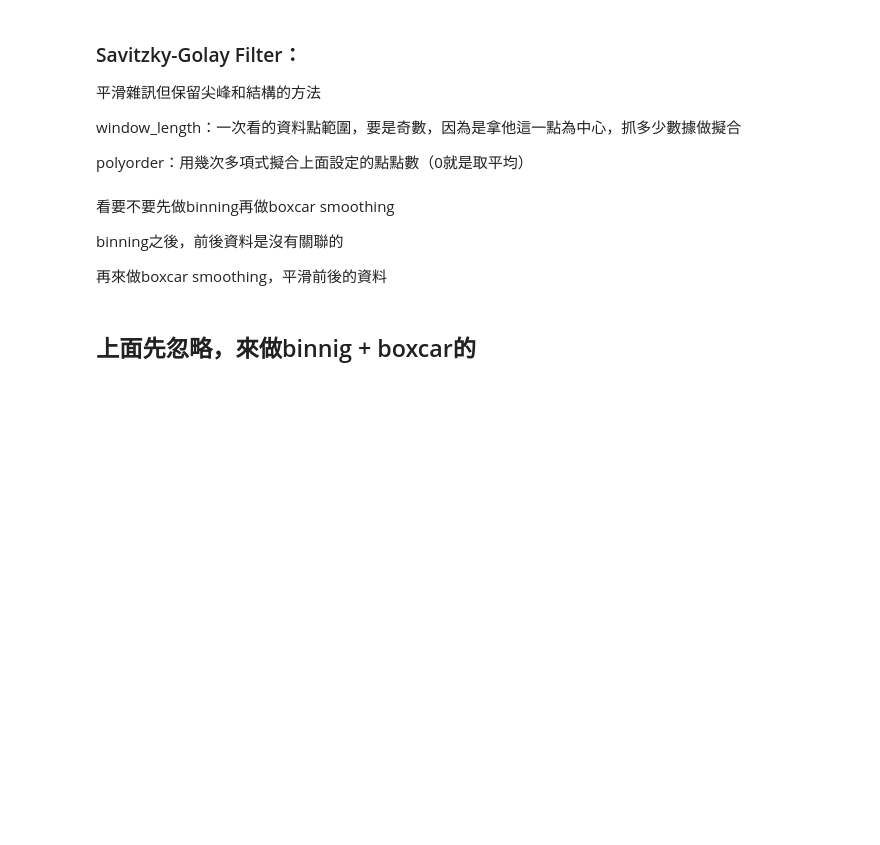
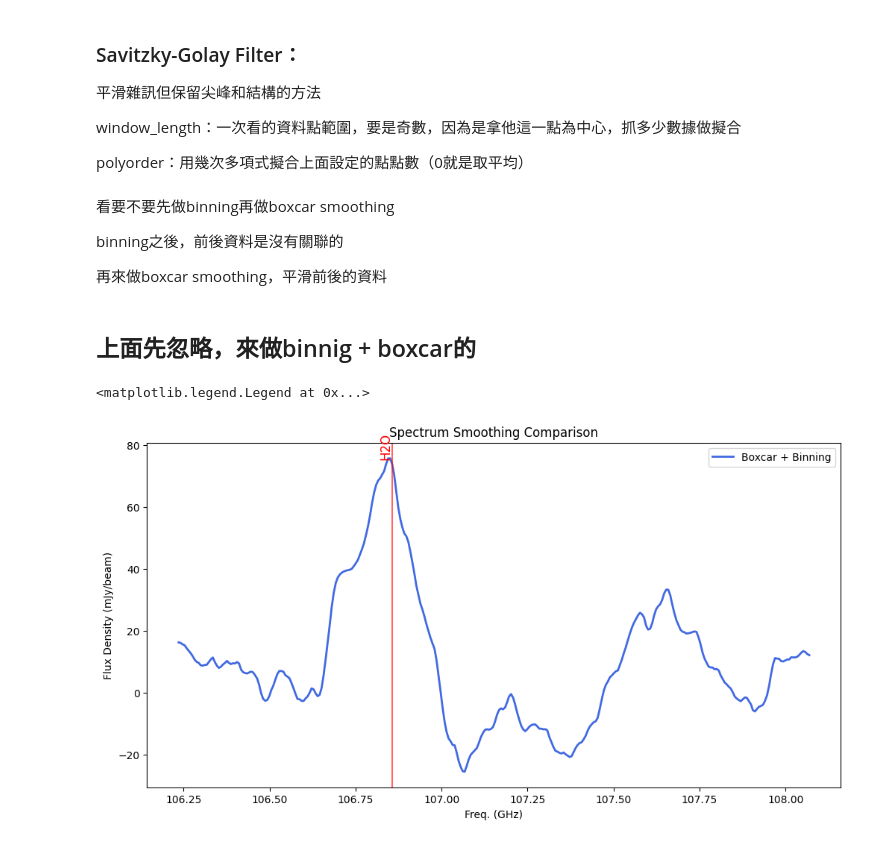
Before and after one commit to 000RF/spectral-line, a Jupyter notebook: Cloverleaf/spw27/spw27.ipynb, the cells around one changed output. Saved outputs shown, nothing was run; the diff lists cells and outputs as text; code cells hidden in the pictures; blank space fills up the shorter version.

Commit message:
binning + boxcar

```diff
--- a/Cloverleaf/spw27/spw27.ipynb
+++ b/Cloverleaf/spw27/spw27.ipynb
@@ -300,3 +300,23 @@ binning之後，前後資料是沒有關聯的
 再來做boxcar smoothing，平滑前後的資料
 # %% [markdown]
 ## 上面先忽略，來做binnig + boxcar的
+# %%
+#binning
+x_bin, y_bin = rebin_spectrum(x, y, bin_size=3)
+y_bin = y_bin
+
+#boxcar
+y_bin_boxcar = boxcar_smooth(y_bin, kernel_size=35)
+
+plt.figure(figsize=(12, 6))
+plt.plot(x_bin, y_bin_boxcar, label="Boxcar + Binning", color="royalblue", linewidth=2)
+for freq, label in my_lines:
+    plt.axvline(freq, color="red", linestyle="-", alpha=0.6)
+    plt.text(freq, max(y_gauss)*0.9, label, rotation=90, color="red", fontsize=12, ha='right', va='top')
+plt.xlabel("Freq. (GHz)")
+plt.ylabel("Flux Density (mJy/beam)")
+plt.title("Spectrum Smoothing Comparison")
+plt.legend()
+# %% [output]
+<matplotlib.legend.Legend at 0x...>
+[figure, added]
```
